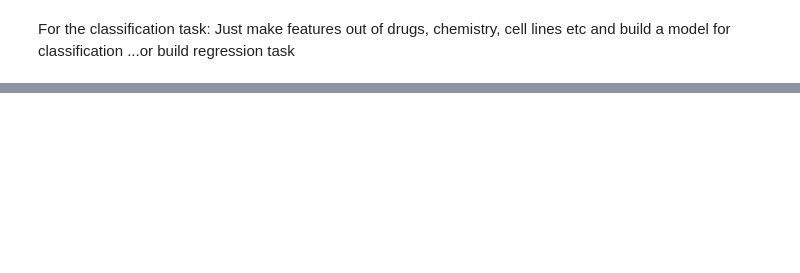
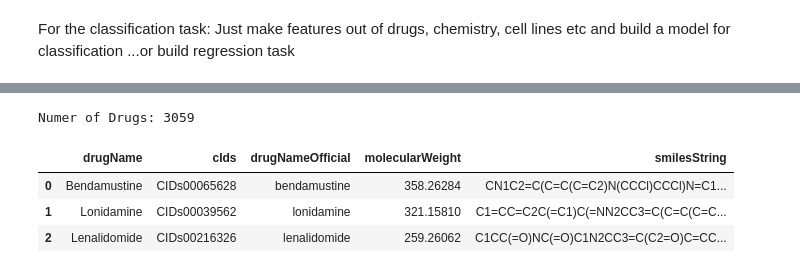
Before and after one commit to stefanhuber1510/marbleProject, a Jupyter notebook: explorationsDrugCombDB.ipynb, the cells around one changed output, grey strips where cells are left out. Saved outputs shown, nothing was run; the diff lists cells and outputs as text; code cells hidden in the pictures; blank space fills up the shorter version.

```diff
--- a/explorationsDrugCombDB.ipynb
+++ b/explorationsDrugCombDB.ipynb
@@ -123,0 +147,10 @@ from rdkit import Chem
+# %%
+drugChem = pd.read_csv("./drugCombDBdata/descriptions/drug_chemical_info.csv")
+print("Numer of Drugs:",len(drugChem))
+drugChem.head(3)
+# %% [output]
+Numer of Drugs: 3059
+|  | drugName | cIds | drugNameOfficial | molecularWeight | smilesString |
+| 0 | Bendamustine | CIDs00065628 | bendamustine | 358.26284 | CN1C2=C(C=C(C=C2)N(CCCl)CCCl)N=C1... |
+| 1 | Lonidamine | CIDs00039562 | lonidamine | 321.15810 | C1=CC=C2C(=C1)C(=NN2CC3=C(C=C(C=C... |
+| 2 | Lenalidomide | CIDs00216326 | lenalidomide | 259.26062 | C1CC(=O)NC(=O)C1N2CC3=C(C2=O)C=CC... |
```
Also changed, not shown: parts of 15 cells of this notebook, 11 other files.
